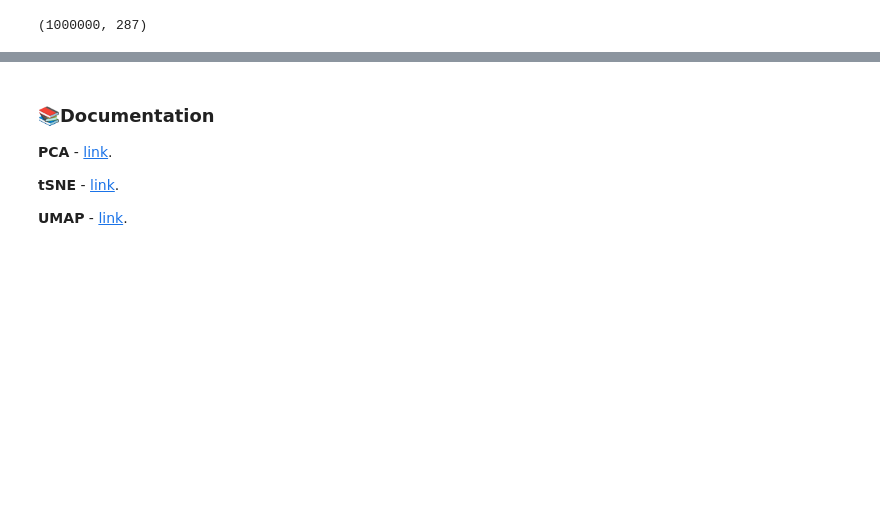
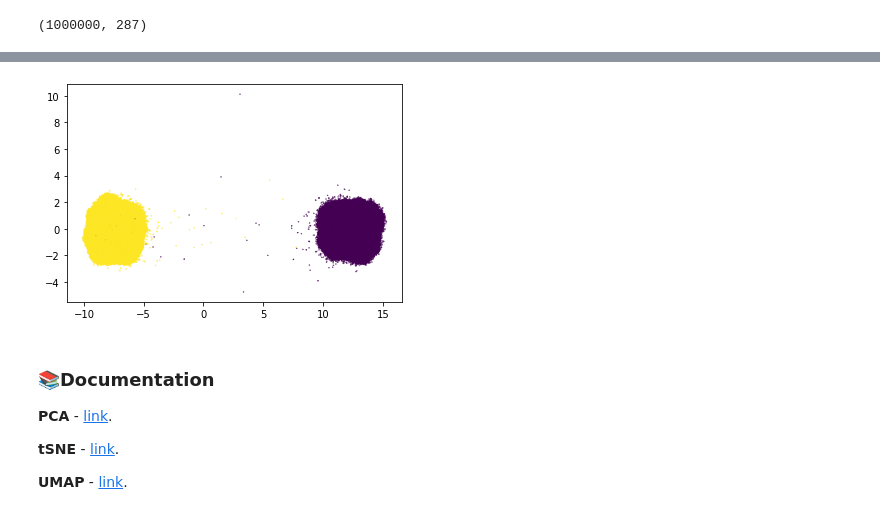
Before and after one commit to BexTuychiev/medium_stories, a Jupyter notebook: 2021/october/2_sklearn_features_2/notebook.ipynb, the cells around one changed output, grey strips where cells are left out. Saved outputs shown, nothing was run; the diff lists cells and outputs as text; code cells hidden in the pictures; blank space fills up the shorter version.

```diff
--- a/2021/october/2_sklearn_features_2/notebook.ipynb
+++ b/2021/october/2_sklearn_features_2/notebook.ipynb
@@ -286,3 +315,7 @@ umap.plot.points(embedding, theme="fire");
+# %%
+plt.scatter(embedding.embedding_[:, 0], embedding.embedding_[:, 1], c=y, s=0.05);
+# %% [output]
+[figure, added]
 # %% [markdown]
 ### 📚Documentation
 **PCA** - [link](https://scikit-learn.org/stable/modules/generated/sklearn.decomposition.PCA.html).
```
Also changed, not shown: parts of 10 cells of this notebook.
